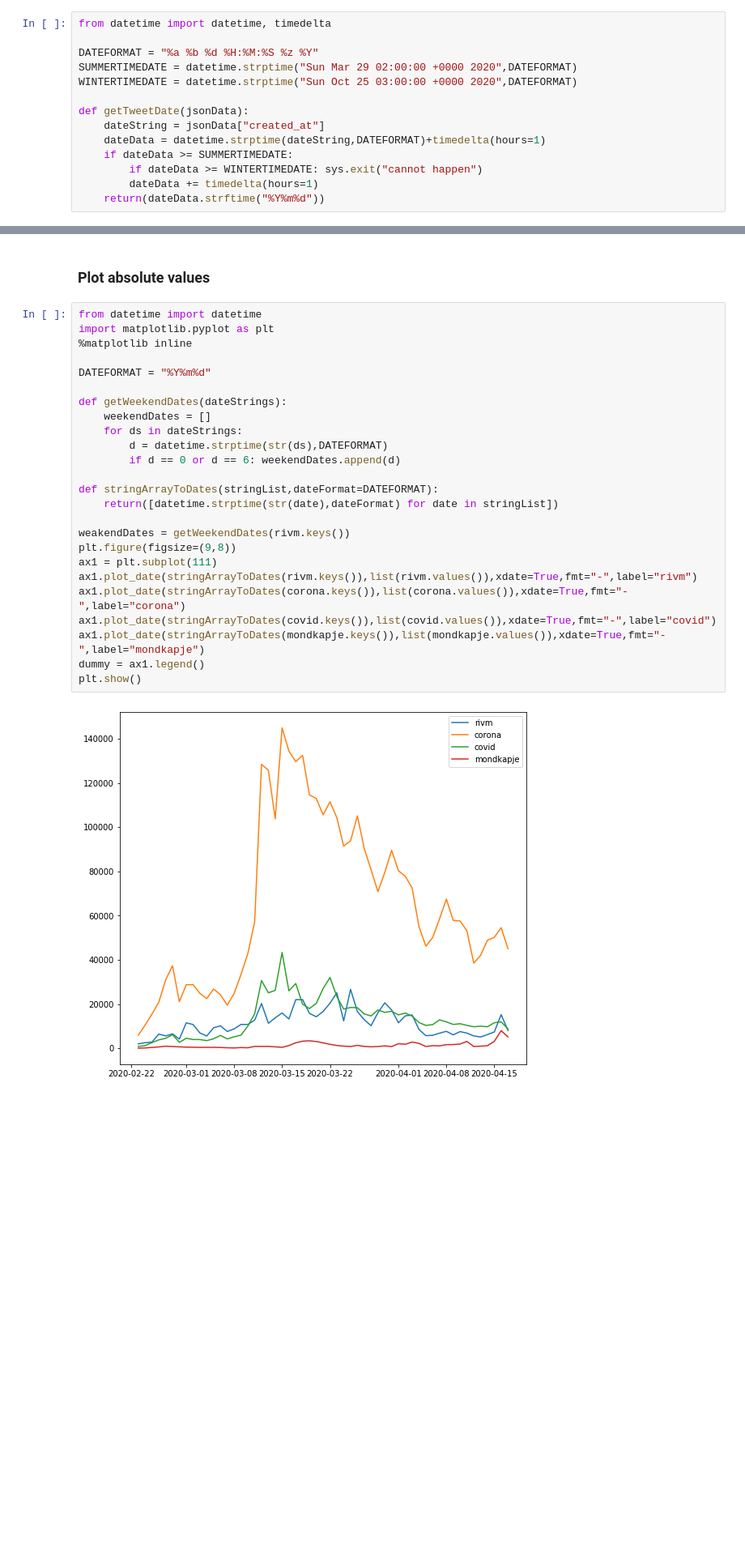
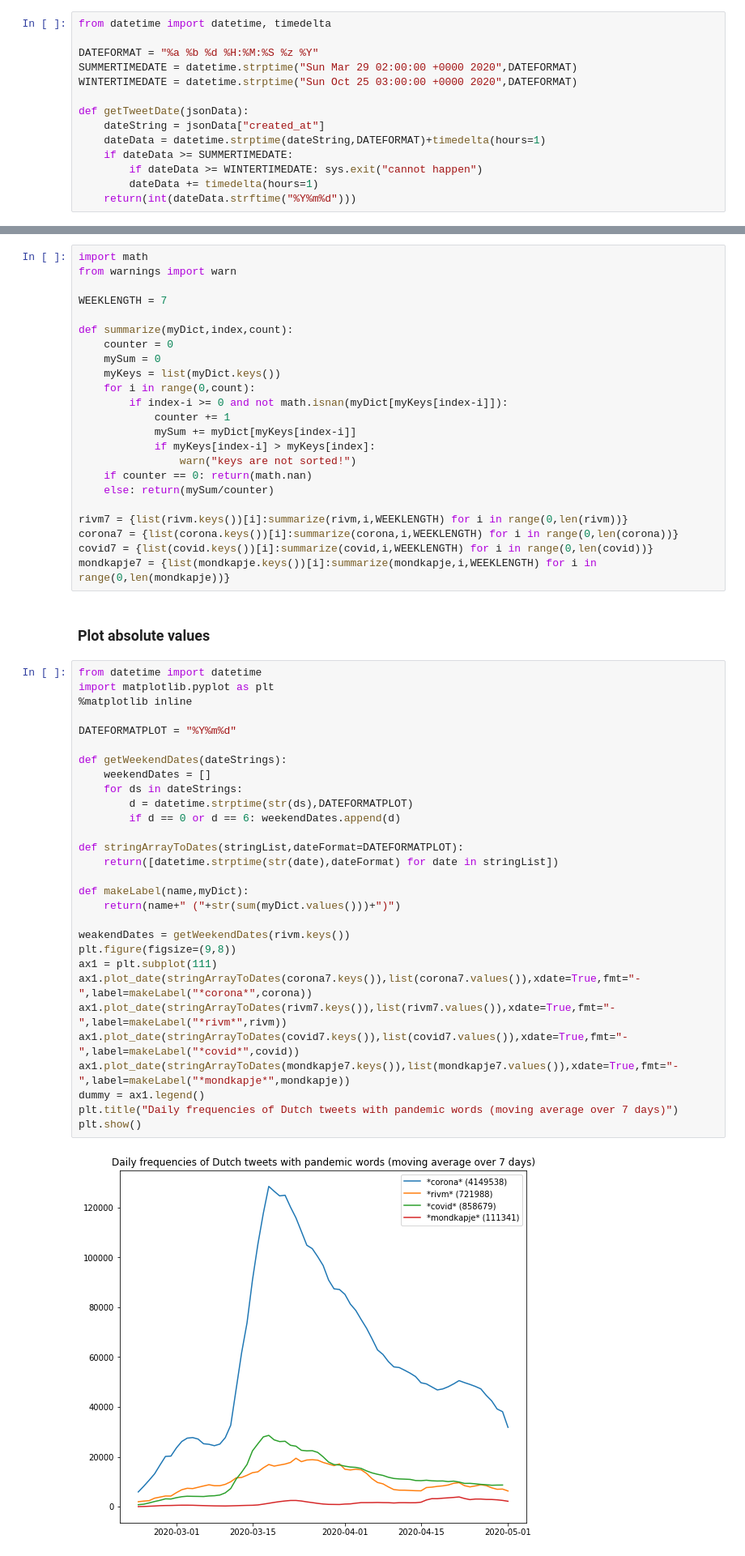
Before and after one commit to puregome/notebooks, a Jupyter notebook: tweet-counts.ipynb, the cells around one changed output, grey strips where cells are left out. Shown at 81% size. Cells and saved outputs as stored; diff of their text form; blank space fills up the shorter version.

```diff
--- a/tweet-counts.ipynb
+++ b/tweet-counts.ipynb
@@ -39,7 +39,7 @@ def getTweetDate(jsonData):
     if dateData >= SUMMERTIMEDATE:
         if dateData >= WINTERTIMEDATE: sys.exit("cannot happen")
         dateData += timedelta(hours=1)
-    return(dateData.strftime("%Y%m%d"))
+    return(int(dateData.strftime("%Y%m%d")))
 # %%
 DUTCH = "nl"
 
@@ -85,32 +121,59 @@ mondkapje = readCounts("mondkapje.csv")
+# %%
+import math
+from warnings import warn
+
+WEEKLENGTH = 7
+
+def summarize(myDict,index,count):
+    counter = 0
+    mySum = 0
+    myKeys = list(myDict.keys())
+    for i in range(0,count):
+        if index-i >= 0 and not math.isnan(myDict[myKeys[index-i]]):
+            counter += 1
+            mySum += myDict[myKeys[index-i]]
+            if myKeys[index-i] > myKeys[index]:
+                warn("keys are not sorted!")
+    if counter == 0: return(math.nan)
+    else: return(mySum/counter)
+
+rivm7 = {list(rivm.keys())[i]:summarize(rivm,i,WEEKLENGTH) for i in range(0,len(rivm))}
+corona7 = {list(corona.keys())[i]:summarize(corona,i,WEEKLENGTH) for i in range(0,len(corona))}
+covid7 = {list(covid.keys())[i]:summarize(covid,i,WEEKLENGTH) for i in range(0,len(covid))}
+mondkapje7 = {list(mondkapje.keys())[i]:summarize(mondkapje,i,WEEKLENGTH) for i in range(0,len(mondkapje))}
 # %% [markdown]
 ### Plot absolute values
 # %%
 from datetime import datetime
 import matplotlib.pyplot as plt
 %matplotlib inline
 
-DATEFORMAT = "%Y%m%d"
+DATEFORMATPLOT = "%Y%m%d"
 
 def getWeekendDates(dateStrings):
     weekendDates = []
     for ds in dateStrings:
-        d = datetime.strptime(str(ds),DATEFORMAT)
+        d = datetime.strptime(str(ds),DATEFORMATPLOT)
         if d == 0 or d == 6: weekendDates.append(d)
 
-def stringArrayToDates(stringList,dateFormat=DATEFORMAT):
+def stringArrayToDates(stringList,dateFormat=DATEFORMATPLOT):
     return([datetime.strptime(str(date),dateFormat) for date in stringList])
+
+def makeLabel(name,myDict):
+    return(name+" ("+str(sum(myDict.values()))+")")
 
 weakendDates = getWeekendDates(rivm.keys())
 plt.figure(figsize=(9,8))
 ax1 = plt.subplot(111)
-ax1.plot_date(stringArrayToDates(rivm.keys()),list(rivm.values()),xdate=True,fmt="-",label="rivm")
-ax1.plot_date(stringArrayToDates(corona.keys()),list(corona.values()),xdate=True,fmt="-",label="corona")
-ax1.plot_date(stringArrayToDates(covid.keys()),list(covid.values()),xdate=True,fmt="-",label="covid")
-ax1.plot_date(stringArrayToDates(mondkapje.keys()),list(mondkapje.values()),xdate=True,fmt="-",label="mondkapje")
+ax1.plot_date(stringArrayToDates(corona7.keys()),list(corona7.values()),xdate=True,fmt="-",label=makeLabel("*corona*",corona))
+ax1.plot_date(stringArrayToDates(rivm7.keys()),list(rivm7.values()),xdate=True,fmt="-",label=makeLabel("*rivm*",rivm))
+ax1.plot_date(stringArrayToDates(covid7.keys()),list(covid7.values()),xdate=True,fmt="-",label=makeLabel("*covid*",covid))
+ax1.plot_date(stringArrayToDates(mondkapje7.keys()),list(mondkapje7.values()),xdate=True,fmt="-",label=makeLabel("*mondkapje*",mondkapje))
 dummy = ax1.legend()
+plt.title("Daily frequencies of Dutch tweets with pandemic words (moving average over 7 days)")
 plt.show()
 # %% [output]
-[figure, old version]
+[figure, new version]
 # %% [markdown]
 ### Plot normalized values
 # %%
```
Also changed, not shown: parts of 9 cells of this notebook.
